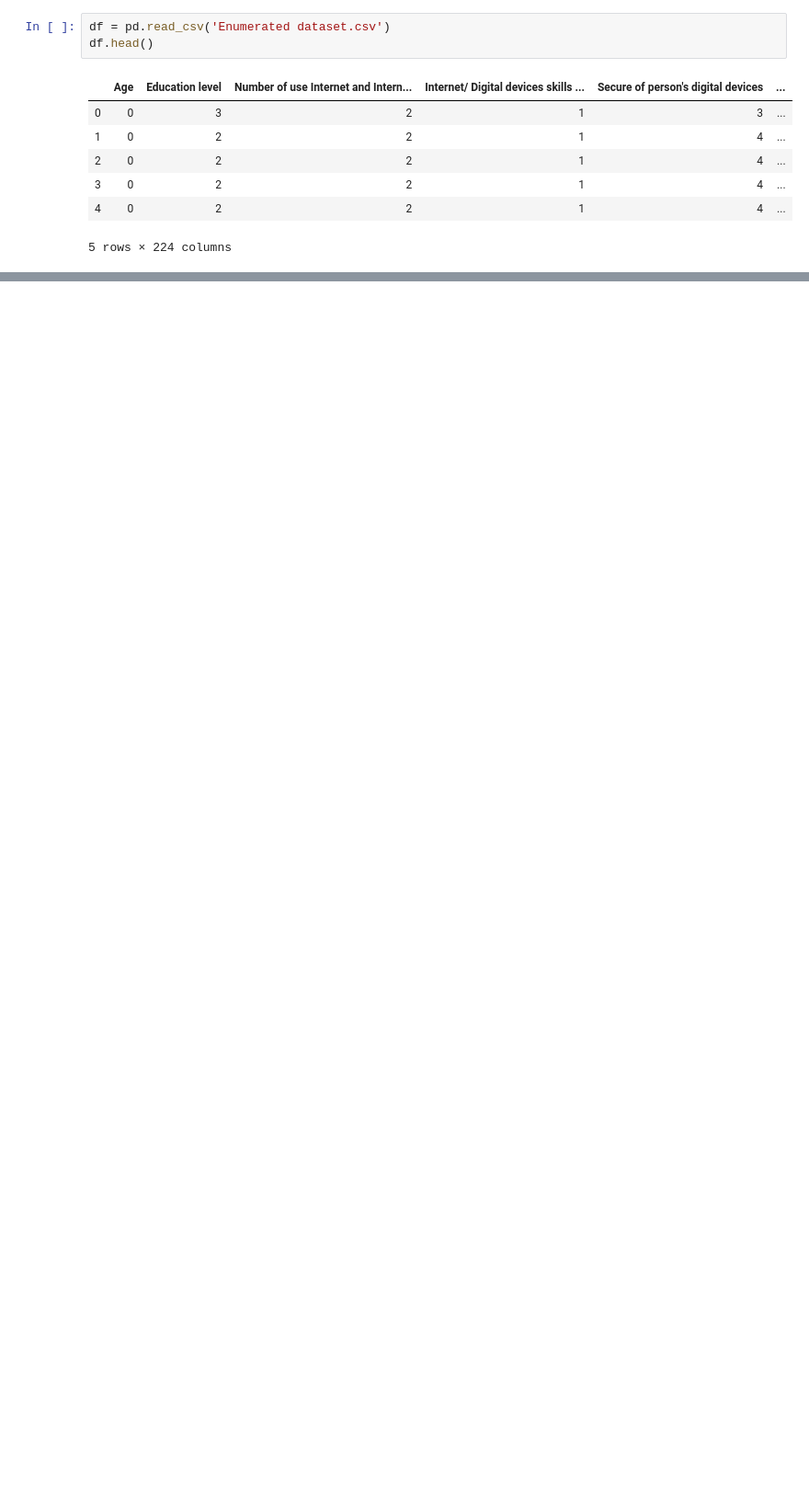
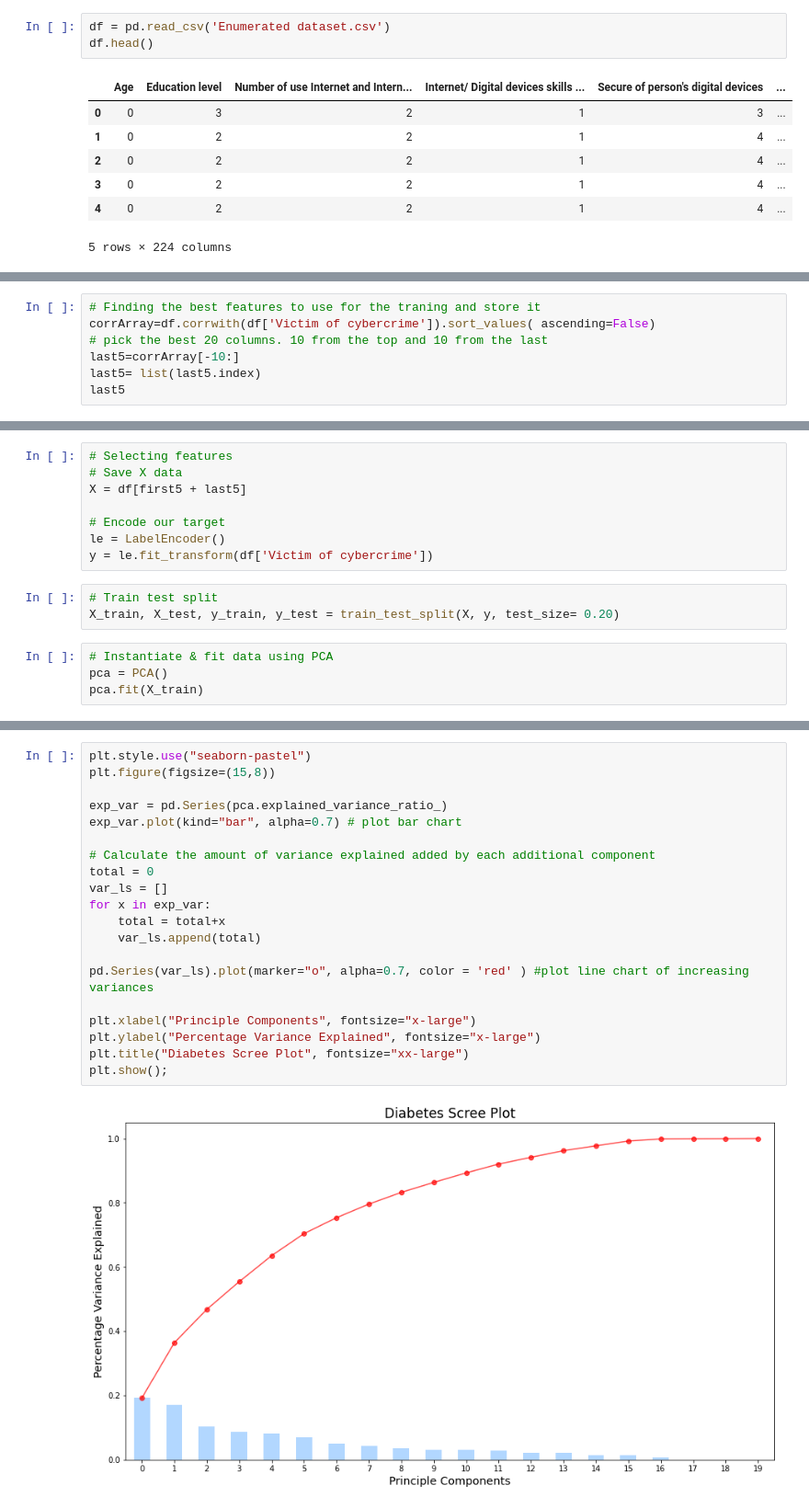
Before and after one commit to Hala-Alsouly/SDA-Capstone, a Jupyter notebook: Unsupervised ML.ipynb, the cells around one changed output, grey strips where cells are left out. Shown at 92% size. Saved outputs shown, nothing was run; the diff lists cells and outputs as text; blank space fills up the shorter version.

```diff
--- a/Unsupervised ML.ipynb
+++ b/Unsupervised ML.ipynb
@@ -14,0 +66,7 @@ df.head()
+# %%
+# Finding the best features to use for the traning and store it
+corrArray=df.corrwith(df['Victim of cybercrime']).sort_values( ascending=False)
+# pick the best 20 columns. 10 from the top and 10 from the last
+last5=corrArray[-10:]
+last5= list(last5.index)
+last5
@@ -14,0 +86,15 @@ df.head()
+# %%
+# Selecting features
+# Save X data
+X = df[first5 + last5]
+
+# Encode our target
+le = LabelEncoder()
+y = le.fit_transform(df['Victim of cybercrime'])
+# %%
+# Train test split
+X_train, X_test, y_train, y_test = train_test_split(X, y, test_size= 0.20)
+# %%
+# Instantiate & fit data using PCA
+pca = PCA()
+pca.fit(X_train)
@@ -14,0 +144,22 @@ df.head()
+# %%
+plt.style.use("seaborn-pastel")
+plt.figure(figsize=(15,8))
+
+exp_var = pd.Series(pca.explained_variance_ratio_)
+exp_var.plot(kind="bar", alpha=0.7) # plot bar chart
+
+# Calculate the amount of variance explained added by each additional component
+total = 0
+var_ls = []
+for x in exp_var:
+    total = total+x
+    var_ls.append(total)
+
+pd.Series(var_ls).plot(marker="o", alpha=0.7, color = 'red' ) #plot line chart of increasing variances
+
+plt.xlabel("Principle Components", fontsize="x-large")
+plt.ylabel("Percentage Variance Explained", fontsize="x-large")
+plt.title("Diabetes Scree Plot", fontsize="xx-large")
+plt.show();
+# %% [output]
+[figure, added]
```
Also changed, not shown: parts of 14 cells of this notebook.
